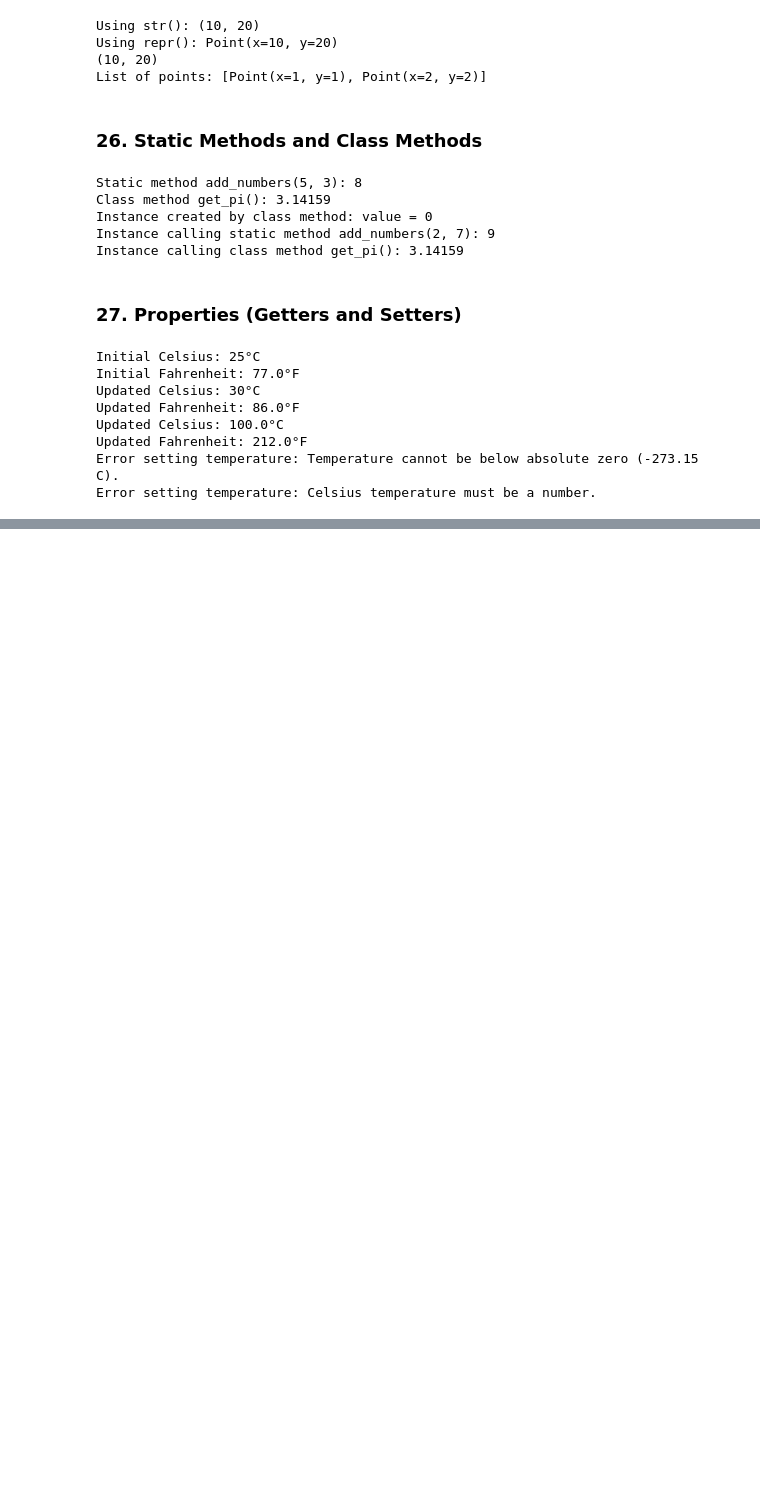
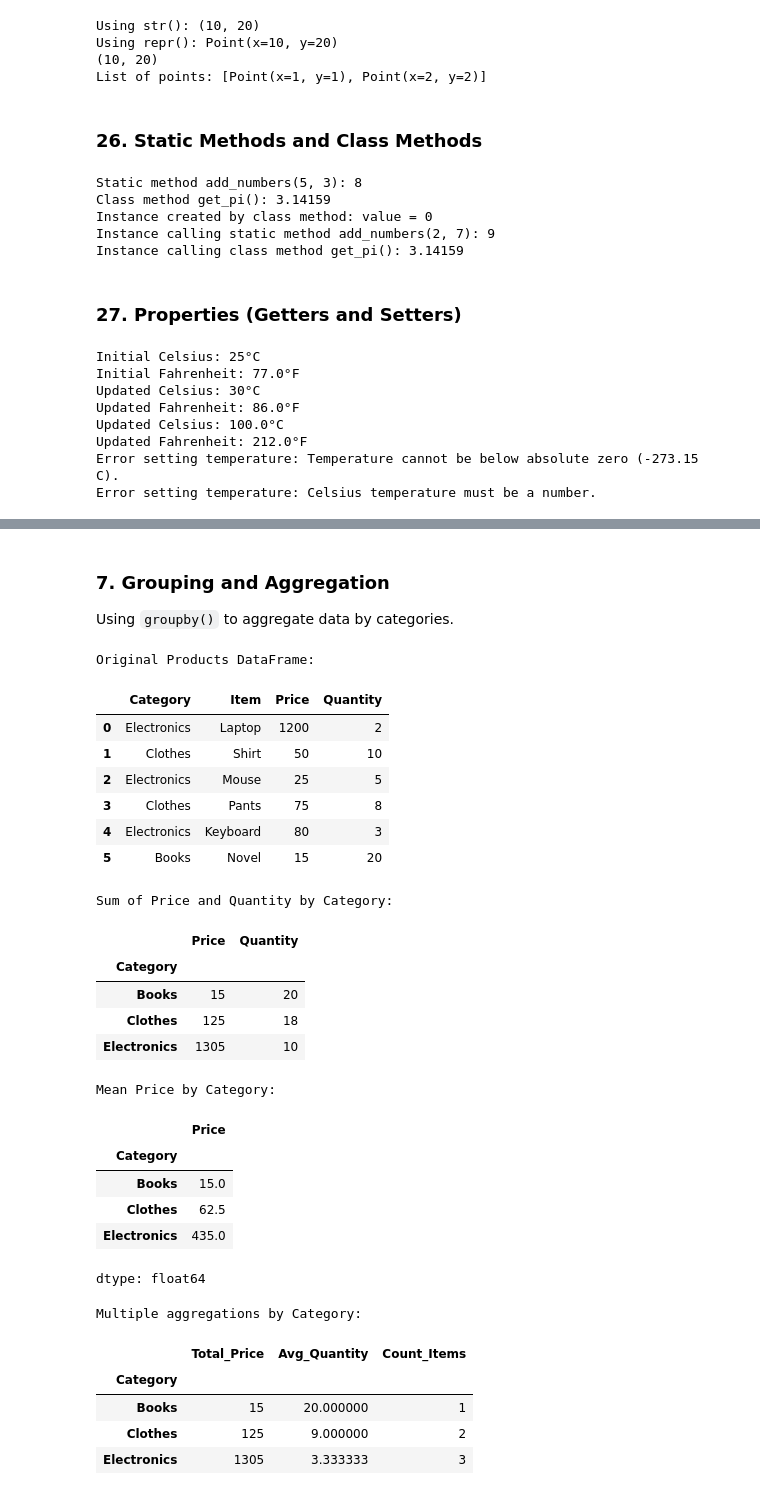
Before and after one commit to Siddharth5723/AI-Powered-Regulatory-Compliance-Checker-for-Contracts, a Jupyter notebook: task_week_1.ipynb, the cells around one changed output, grey strips where cells are left out. Drawn from its saved outputs; the diff is of its cells as text; code cells hidden in the pictures; blank space fills up the shorter version.

```diff
--- a/task_week_1.ipynb
+++ b/task_week_1.ipynb
@@ -333,0 +956,58 @@ Error setting temperature: Celsius temperature must be a number.
+# %% [markdown]
+### 7. Grouping and Aggregation
+
+Using `groupby()` to aggregate data by categories.
+# %%
+products_data = {
+    'Category': ['Electronics', 'Clothes', 'Electronics', 'Clothes', 'Electronics', 'Books'],
+    'Item': ['Laptop', 'Shirt', 'Mouse', 'Pants', 'Keyboard', 'Novel'],
+    'Price': [1200, 50, 25, 75, 80, 15],
+    'Quantity': [2, 10, 5, 8, 3, 20]
+}
+df_products = pd.DataFrame(products_data)
+print("Original Products DataFrame:\n")
+display(df_products)
+
+# Group by 'Category' and calculate the sum of 'Price' and 'Quantity'
+print("\nSum of Price and Quantity by Category:\n")
+display(df_products.groupby('Category').sum(numeric_only=True))
+
+# Group by 'Category' and calculate the mean of 'Price'
+print("\nMean Price by Category:\n")
+display(df_products.groupby('Category')['Price'].mean())
+
+# Group by 'Category' and apply multiple aggregation functions
+print("\nMultiple aggregations by Category:\n")
+display(df_products.groupby('Category').agg(
+    Total_Price=('Price', 'sum'),
+    Avg_Quantity=('Quantity', 'mean'),
+    Count_Items=('Item', 'count')
+))
+# %% [output]
+Original Products DataFrame:
+|  | Category | Item | Price | Quantity |
+| 0 | Electronics | Laptop | 1200 | 2 |
+| 1 | Clothes | Shirt | 50 | 10 |
+| 2 | Electronics | Mouse | 25 | 5 |
+| 3 | Clothes | Pants | 75 | 8 |
+| 4 | Electronics | Keyboard | 80 | 3 |
+| 5 | Books | Novel | 15 | 20 |
+Sum of Price and Quantity by Category:
+|  | Price | Quantity |
+| Category |  |  |
+| Books | 15 | 20 |
+| Clothes | 125 | 18 |
+| Electronics | 1305 | 10 |
+Mean Price by Category:
+|  | Price |
+| Category |  |
+| Books | 15.0 |
+| Clothes | 62.5 |
+| Electronics | 435.0 |
+dtype: float64
+Multiple aggregations by Category:
+|  | Total_Price | Avg_Quantity | Count_Items |
+| Category |  |  |  |
+| Books | 15 | 20.000000 | 1 |
+| Clothes | 125 | 9.000000 | 2 |
+| Electronics | 1305 | 3.333333 | 3 |
```
Also changed, not shown: parts of 30 cells of this notebook.
